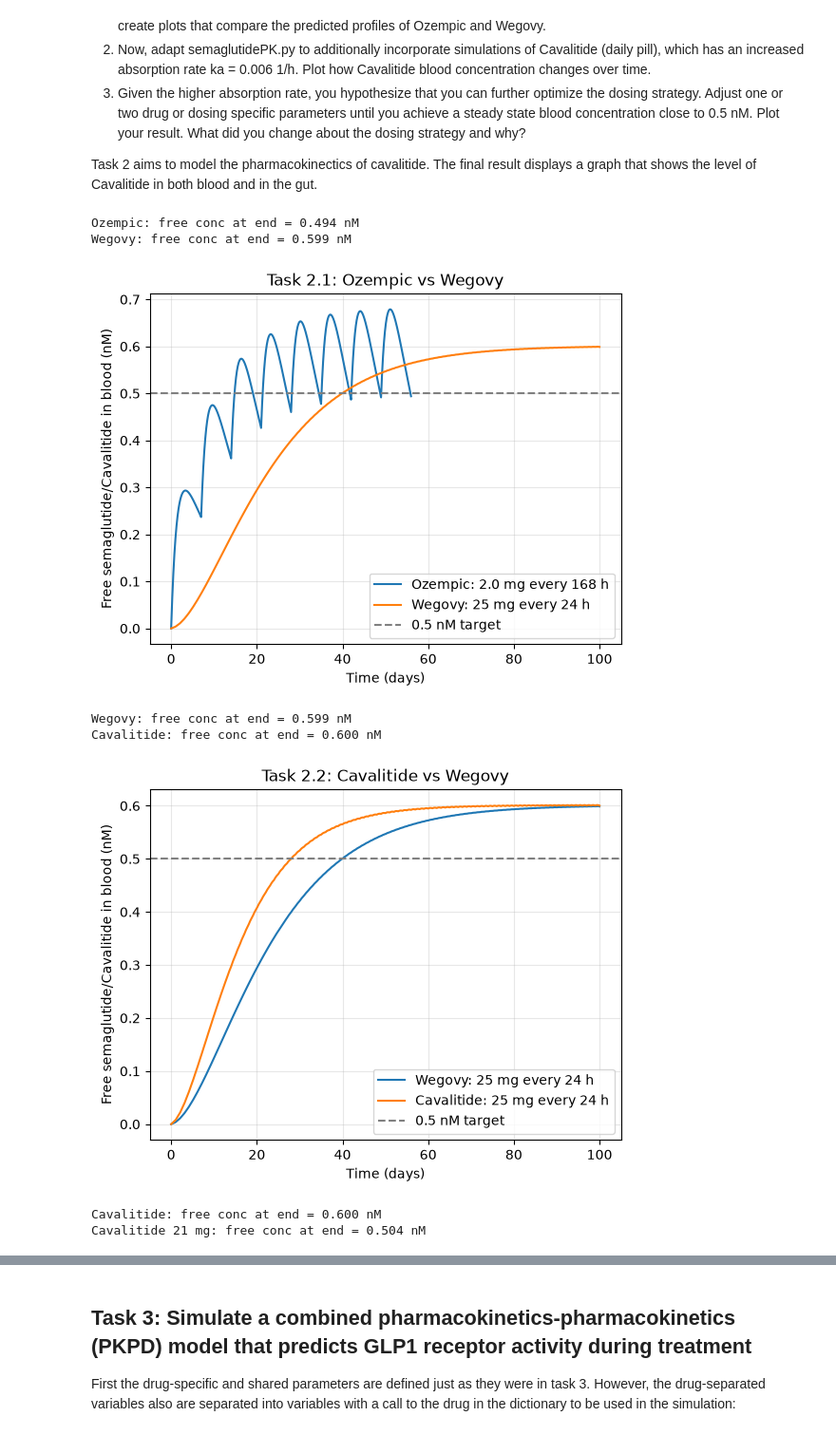
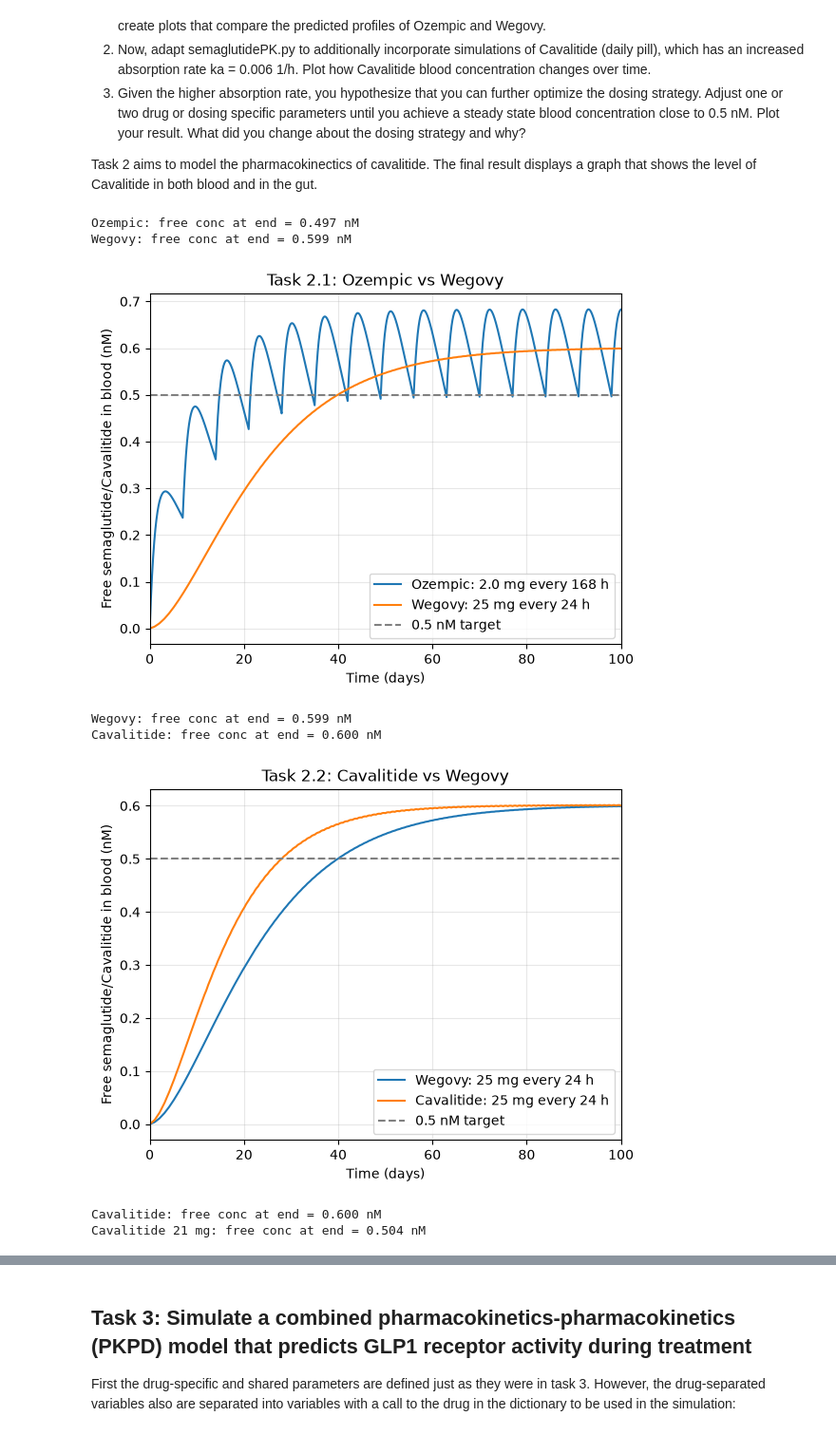
Before and after one commit to jcl321/BME2315_Module3, a Jupyter notebook: Module3_Project_Template.ipynb, the cells around one changed output, grey strips where cells are left out. Shown at 95% size. Saved outputs shown, nothing was run; the diff lists cells and outputs as text; code cells hidden in the pictures.

```diff
--- a/Module3_Project_Template.ipynb
+++ b/Module3_Project_Template.ipynb
@@ -113,7 +113,7 @@ products = {
                     ka=0.029,          # 1/h, absorption rate
                     D=2.0,             # mg per dose
                     interval=168,      # h between doses (weekly)
-                    n_doses=8,         # number of doses
+                    n_doses=15,         # number of doses
                     depot='subcutaneous'),
     'Wegovy':  dict(Favailable=0.01,
                     ka=0.0029,
@@ -172,37 +172,38 @@ def simulate(Favailable, ka, D, n_doses, interval, dt):
         Asc_out.append(y_seg[0])
         Cc_out.append(y_seg[1])
         y = y_seg[:, -1].copy()         # carry state into next interval
     t = np.concatenate(t_out)
     Asc_out = np.concatenate(Asc_out)
     Cc_out = np.concatenate(Cc_out)
     Cc_nM = Cc_out * 1e-3 / MW * 1e9
     return t, Asc_out, Cc_nM
 
 # --- run and plot (CHANGED: plot several drugs together to compare) ---
 def compare(drugs, title):
     for drug in drugs:
         p = products[drug]
         t, Asc, Cc = simulate(p['Favailable'], p['ka'], p['D'],
                               p['n_doses'], p['interval'], dt)
         plt.plot(t / 24, Ffree*Cc, label=f"{drug}: {p['D']} mg every {p['interval']} h")
         print(f"{drug}: free conc at end = {Ffree*Cc[-1]:.3f} nM")
     plt.axhline(0.5, ls='--', color='gray', label='0.5 nM target')
     plt.xlabel("Time (days)")
     plt.ylabel("Free semaglutide/Cavalitide in blood (nM)")
     plt.title(title)
     plt.legend()
     plt.grid(alpha=0.3)
+    plt.xlim(0, 100)
     plt.show()
 
 compare(['Ozempic', 'Wegovy'], "Task 2.1: Ozempic vs Wegovy")
 compare(['Wegovy', 'Cavalitide'], "Task 2.2: Cavalitide vs Wegovy")
 compare(['Cavalitide', 'Cavalitide 21 mg'], "Task 2.3: Optimized Cavalitide dose")
 # %% [output]
-Ozempic: free conc at end = 0.494 nM
+Ozempic: free conc at end = 0.497 nM
 Wegovy: free conc at end = 0.599 nM
-[figure, old version]
+[figure, new version]
 Wegovy: free conc at end = 0.599 nM
 Cavalitide: free conc at end = 0.600 nM
-[figure, old version]
+[figure, new version]
 Cavalitide: free conc at end = 0.600 nM
 Cavalitide 21 mg: free conc at end = 0.504 nM
```
Also changed, not shown: parts of 2 cells of this notebook, 1 other file.
